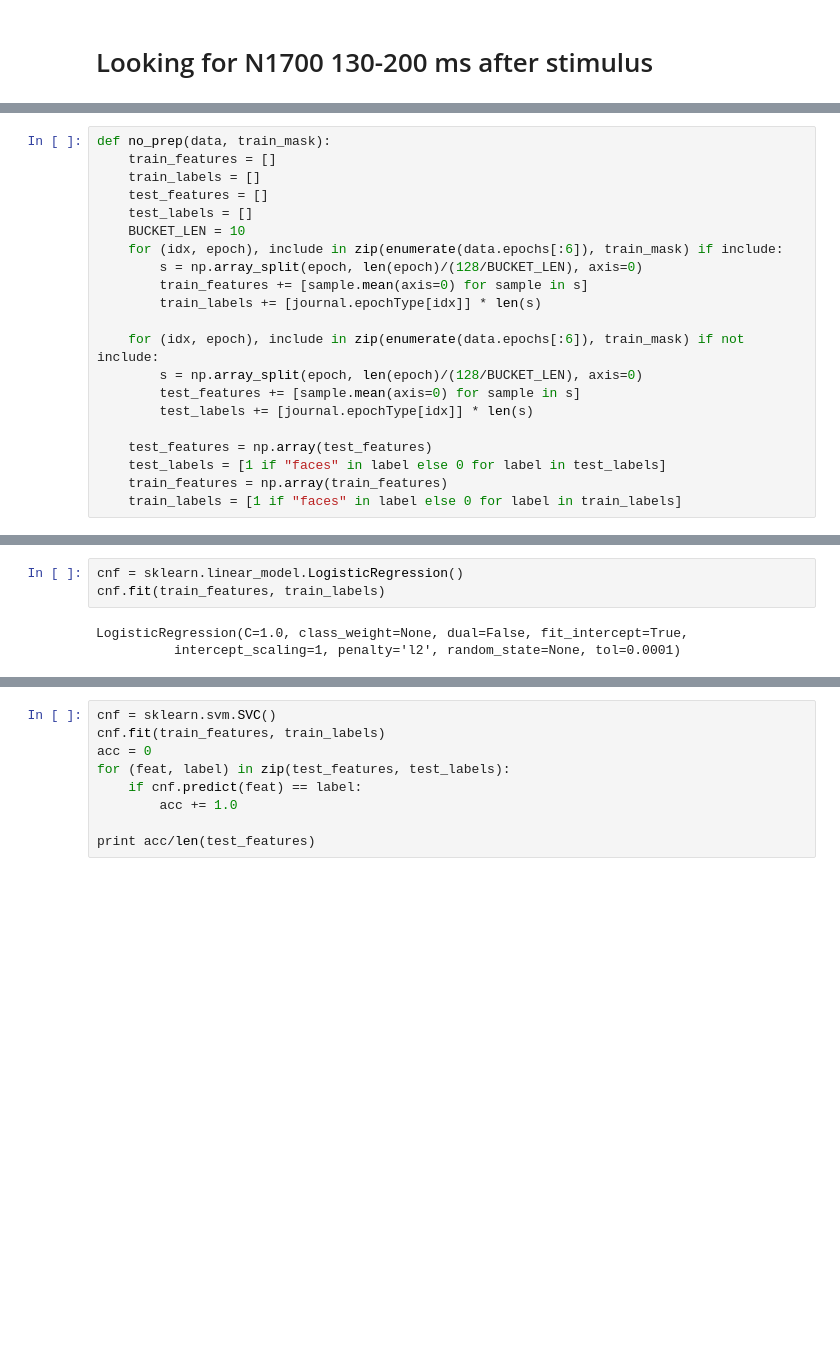
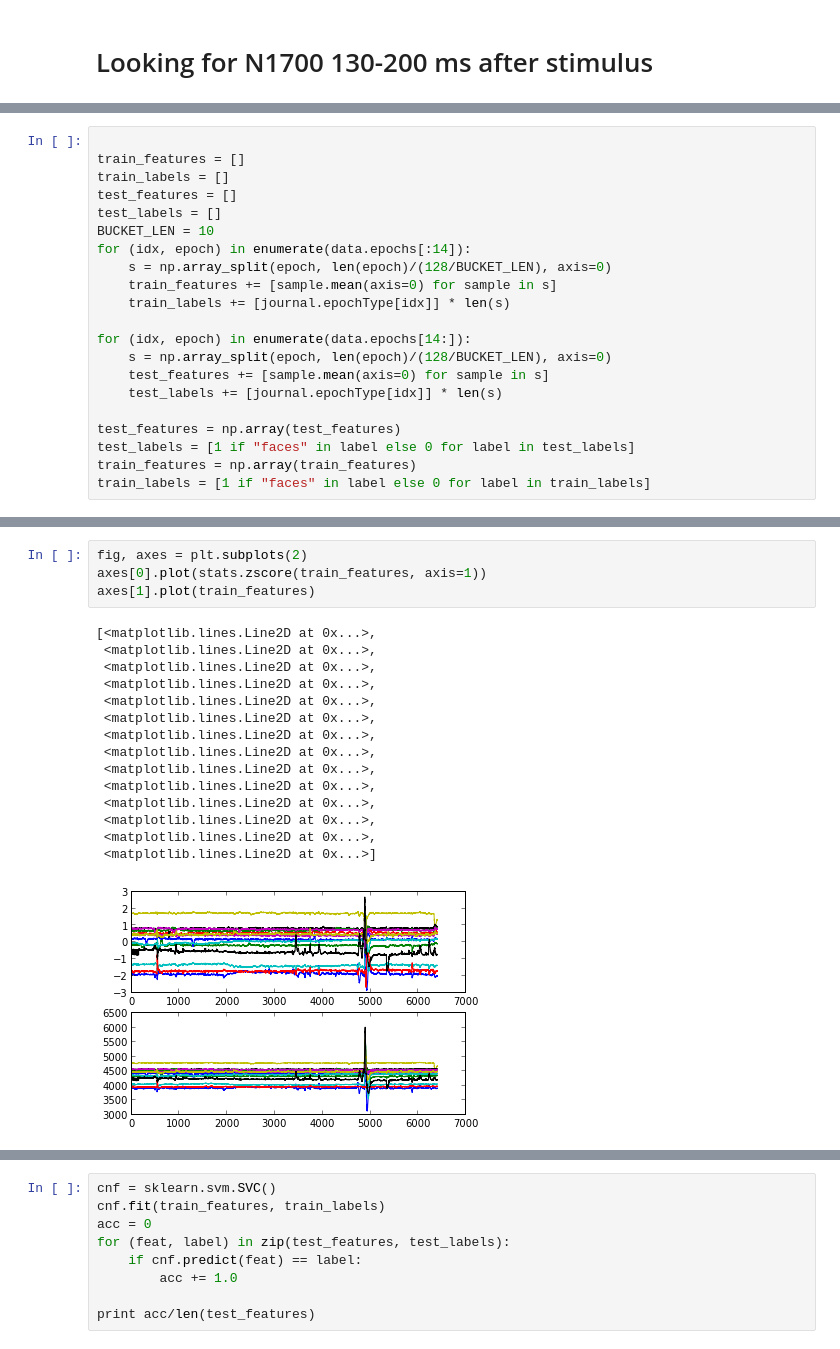
Before and after one commit to GUIYOUNGSON/emotivExperiment, a Jupyter notebook: ipynb/EmotivDataAnalysis2.ipynb, the cells around one changed output, grey strips where cells are left out. Saved outputs shown, nothing was run; the diff lists cells and outputs as text; blank space fills up the shorter version.

```diff
--- a/ipynb/EmotivDataAnalysis2.ipynb
+++ b/ipynb/EmotivDataAnalysis2.ipynb
@@ -53,21 +157,21 @@ def butter_bandpass_filter(data, lowcut, highcut, fs, order=5):
 # %%
-def no_prep(data, train_mask):
-    train_features = []
-    train_labels = []
-    test_features = []
-    test_labels = []
-    BUCKET_LEN = 10
-    for (idx, epoch), include in zip(enumerate(data.epochs[:6]), train_mask) if include:
-        s = np.array_split(epoch, len(epoch)/(128/BUCKET_LEN), axis=0)
-        train_features += [sample.mean(axis=0) for sample in s]
-        train_labels += [journal.epochType[idx]] * len(s)
 
-    for (idx, epoch), include in zip(enumerate(data.epochs[:6]), train_mask) if not include:
-        s = np.array_split(epoch, len(epoch)/(128/BUCKET_LEN), axis=0)
-        test_features += [sample.mean(axis=0) for sample in s]
-        test_labels += [journal.epochType[idx]] * len(s)
+train_features = []
+train_labels = []
+test_features = []
+test_labels = []
+BUCKET_LEN = 10
+for (idx, epoch) in enumerate(data.epochs[:14]):
+    s = np.array_split(epoch, len(epoch)/(128/BUCKET_LEN), axis=0)
+    train_features += [sample.mean(axis=0) for sample in s]
+    train_labels += [journal.epochType[idx]] * len(s)
 
-    test_features = np.array(test_features)
-    test_labels = [1 if "faces" in label else 0 for label in test_labels]
-    train_features = np.array(train_features)
-    train_labels = [1 if "faces" in label else 0 for label in train_labels]
+for (idx, epoch) in enumerate(data.epochs[14:]):
+    s = np.array_split(epoch, len(epoch)/(128/BUCKET_LEN), axis=0)
+    test_features += [sample.mean(axis=0) for sample in s]
+    test_labels += [journal.epochType[idx]] * len(s)
+
+test_features = np.array(test_features)
+test_labels = [1 if "faces" in label else 0 for label in test_labels]
+train_features = np.array(train_features)
+train_labels = [1 if "faces" in label else 0 for label in train_labels]
@@ -97,7 +183,21 @@ plt.plot(train_features)
-# %%
-cnf = sklearn.linear_model.LogisticRegression()
-cnf.fit(train_features, train_labels)
-# %% [output]
-LogisticRegression(C=1.0, class_weight=None, dual=False, fit_intercept=True,
-          intercept_scaling=1, penalty='l2', random_state=None, tol=0.0001)
+# %%
+fig, axes = plt.subplots(2)
+axes[0].plot(stats.zscore(train_features, axis=1))
+axes[1].plot(train_features)
+# %% [output]
+[<matplotlib.lines.Line2D at 0x...>,
+ <matplotlib.lines.Line2D at 0x...>,
+ <matplotlib.lines.Line2D at 0x...>,
+ <matplotlib.lines.Line2D at 0x...>,
+ <matplotlib.lines.Line2D at 0x...>,
+ <matplotlib.lines.Line2D at 0x...>,
+ <matplotlib.lines.Line2D at 0x...>,
+ <matplotlib.lines.Line2D at 0x...>,
+ <matplotlib.lines.Line2D at 0x...>,
+ <matplotlib.lines.Line2D at 0x...>,
+ <matplotlib.lines.Line2D at 0x...>,
+ <matplotlib.lines.Line2D at 0x...>,
+ <matplotlib.lines.Line2D at 0x...>,
+ <matplotlib.lines.Line2D at 0x...>]
+[figure, added]
 # %%
```
Also changed, not shown: parts of 45 cells of this notebook, 3 other files.
